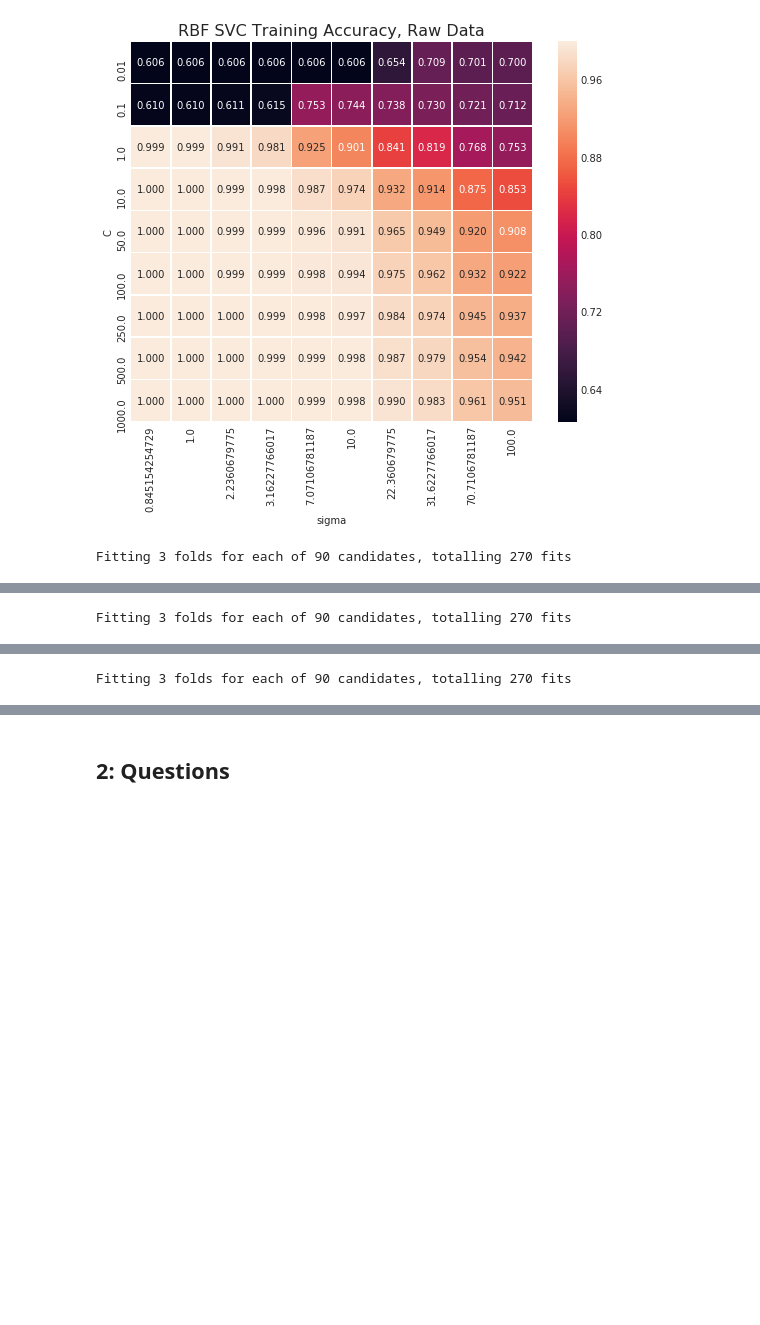
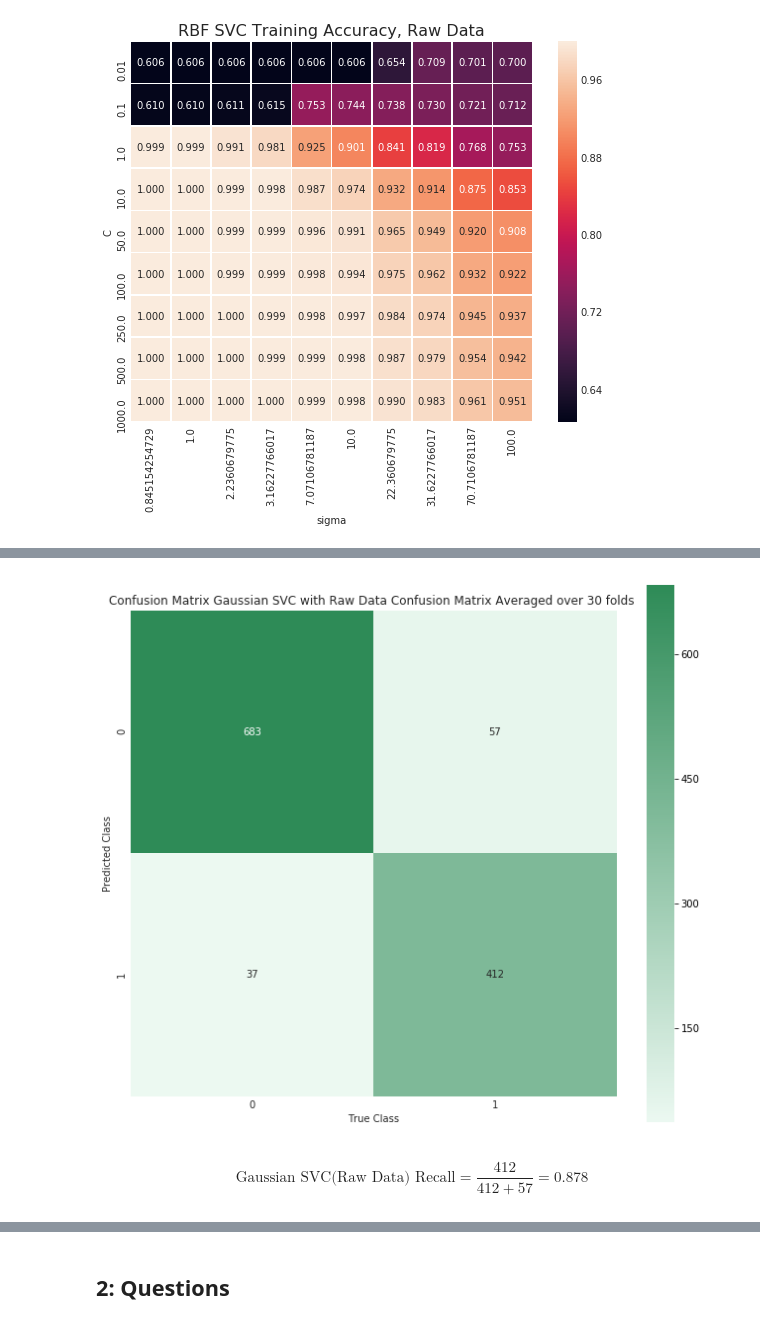
Before and after one commit to MattTriano/Advanced_Data_Mining, a Jupyter notebook: assns/assn4/Triano_Matt_Assignment_4.ipynb, the cells around one changed output, grey strips where cells are left out. Drawn from its saved outputs; the diff is of its cells as text; code cells hidden in the pictures; blank space fills up the shorter version.

```diff
--- a/assns/assn4/Triano_Matt_Assignment_4.ipynb
+++ b/assns/assn4/Triano_Matt_Assignment_4.ipynb
@@ -724,8 +721,7 @@ with plt.style.context('seaborn-whitegrid'):
 # %% [output]
 [figure]
 # %%
-best_raw_rbf_svm_clf = SVC(kernel='rbf', gamma=0.001, C=50)
+best_raw_rbf_svm_clf = SVC(kernel='rbf', gamma=5e-05, C=1000)
 # %%
-# evaluator(rbf_raw_grid_clf, data_df, spam_labels.values, 'Gaussian SVC with Raw Data')
+evaluator(best_raw_rbf_svm_clf, data_df, spam_labels.values, 'Gaussian SVC with Raw Data')
 # %% [output]
-Fitting 3 folds for each of 90 candidates, totalling 270 fits
@@ -742 +727,0 @@ Fitting 3 folds for each of 90 candidates, totalling 270 fits
-Fitting 3 folds for each of 90 candidates, totalling 270 fits
@@ -753 +727,0 @@ Fitting 3 folds for each of 90 candidates, totalling 270 fits
-Fitting 3 folds for each of 90 candidates, totalling 270 fits
@@ -755,0 +728 @@ Fitting 3 folds for each of 90 candidates, totalling 270 fits
+[figure, added]
@@ -757,0 +729,2 @@ rbf_raw_grid_clf.best
+# %% [markdown]
+$$\text{Gaussian SVC(Raw Data) Recall} = \frac{412}{412+57} = 0.878$$
```
Also changed, not shown: parts of 5 cells of this notebook.
